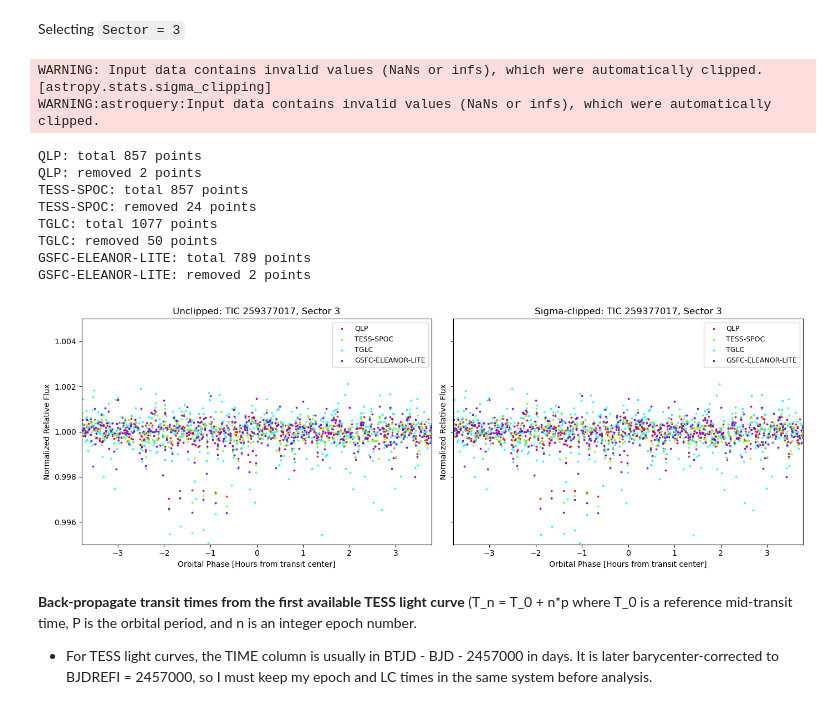
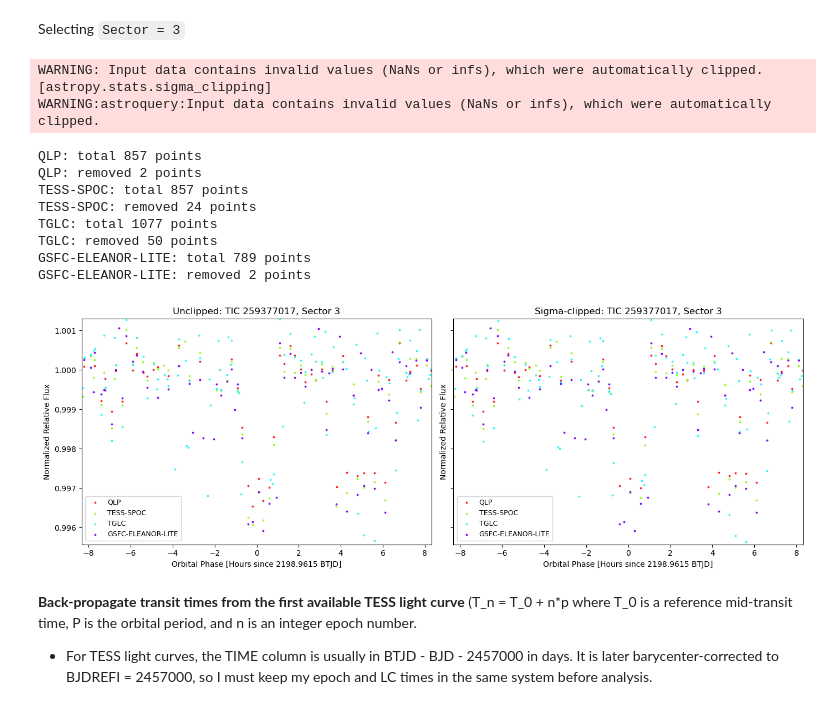
Before and after one commit to madelinejmg/project2026, a Jupyter notebook: main/NEMESIS_SPOC_QLP_TGLC_comparisons.ipynb, the cells around one changed output. Drawn from its saved outputs; the diff is of its cells as text; code cells hidden in the pictures.

````diff
--- a/main/NEMESIS_SPOC_QLP_TGLC_comparisons.ipynb
+++ b/main/NEMESIS_SPOC_QLP_TGLC_comparisons.ipynb
@@ -257,3 +257,6 @@ plt.show()
 # %% [markdown]
 ----
 ### Multi-pipeline ingestion
+# %%
+target3=nearby_TOI_MD_df.loc[nearby_TOI_MD_df['TIC ID'].astype(int)==ID].reset_index(drop=True).iloc[0]
+target3
@@ -339,8 +360,6 @@ sector3_df
 from astropy.stats import sigma_clip
 # %% [markdown]
 Selecting ```Sector = 3```
-# %%
-target3 = 2226.7836315
 # %%
 fig, axes = plt.subplots(1, 2, figsize=(14, 5), sharex=True, sharey=True)
 
@@ -358,19 +377,14 @@ for i in range(len(pipelines)):
     C = pipeline_colors[i]
 
     if info["status"] != "ok":
-        #print(f"Skipping {p}: {info['error']}")
-        corrected_epochs[p] = None
+        print(f"Skipping {p}: {info['error']}")
+        #corrected_epochs[p] = None
         continue
 
     lc_to_plot = info["standardized_masked"]
     if lc_to_plot is None or lc_to_plot.empty:
         lc_to_plot = info["standardized"]
 
-    if lc_to_plot is None or lc_to_plot.empty:
-        corrected_epochs[p] = None
-        continue
-
-    t_first = lc_to_plot["time"].min()
 
     flux = lc_to_plot["flux_corr"].to_numpy()
     n_first = int(np.ceil((t_first - epoch_btjd) / period))
@@ -389,65 +403,60 @@ for i in range(len(pipelines)):
 
     plot_phasefolded(
         ax=axes[0],
-        target=target,
+        target=target3,
         lc=lc_to_plot,
         color=C,
-        label=p,
-        T0=corrected_epochs[p]
+        label=p
     )
 
     plot_phasefolded(
         ax=axes[1],
-        target=target,
+        target=target3,
         lc=lc_clean,
         color=C,
-        label=p,
-        T0=corrected_epochs[p]
+        label=p
     )
 
     sector3_all_flux_unclipped.append(flux_norm)
     sector3_all_flux_clipped.append(flux_norm[good])
 
-if len(sector3_all_flux_unclipped) > 0:
-    all_flux_unclipped = np.concatenate(sector3_all_flux_unclipped)
-    axes[0].set_ylim(
-        #np.nanpercentile(all_flux_unclipped, 1),
-        #np.nanpercentile(all_flux_unclipped, 99)
-        0.995, 1.005
-    )
+sector3_all_flux_unclipped = np.concatenate(sector3_all_flux_unclipped)
+sector3_all_flux_clipped = np.concatenate(sector3_all_flux_clipped)
 
-if len(sector3_all_flux_clipped) > 0:
-    all_flux_clipped = np.concatenate(sector3_all_flux_clipped)
-    axes[1].set_ylim(
-        #np.nanpercentile(all_flux_clipped, 1),
-        #np.nanpercentile(all_flux_clipped, 99)
-        0.995, 1.005
-    )
+axes[0].set_ylim(
+    np.nanpercentile(sector3_all_flux_unclipped, 1),
+    np.nanpercentile(sector3_all_flux_unclipped, 99)
+)
+
+axes[1].set_ylim(
+    np.nanpercentile(sector3_all_flux_clipped, 1),
+    np.nanpercentile(sector3_all_flux_clipped, 99)
+)
 
 for ax in axes:
     #ax.set_xlim(-3, 3)
-    #ax.set_xlabel(f"Orbital Phase [Hours since {np.round(target['Orbital Epoch Value'].item(), 4)} BTJD]")
-    ax.set_xlabel("Orbital Phase [Hours from transit center]")
+    ax.set_xlabel(f"Orbital Phase [Hours since {np.round(target3['Orbital Epoch Value'].item(), 4)} BTJD]")
+    #ax.set_xlabel("Orbital Phase [Hours from transit center]")
     ax.set_ylabel("Normalized Relative Flux")
     ax.legend(loc="best", fontsize=9)
 
 axes[0].set_title(f"Unclipped: TIC {ID}, Sector {Sector}")
 axes[1].set_title(f"Sigma-clipped: TIC {ID}, Sector {Sector}")
 
 plt.tight_layout()
 plt.show()
 # %% [output]
 WARNING: Input data contains invalid values (NaNs or infs), which were automatically clipped. [astropy.stats.sigma_clipping]
 WARNING:astroquery:Input data contains invalid values (NaNs or infs), which were automatically clipped.
 QLP: total 857 points
 QLP: removed 2 points
 TESS-SPOC: total 857 points
 TESS-SPOC: removed 24 points
 TGLC: total 1077 points
 TGLC: removed 50 points
 GSFC-ELEANOR-LITE: total 789 points
 GSFC-ELEANOR-LITE: removed 2 points
-[figure, old version]
+[figure, new version]
 # %% [markdown]
 **Back-propagate transit times from the first available TESS light curve** (T_n =  T_0 + n*p where T_0 is a reference mid-transit time, P is the orbital period, and n is an integer epoch number.
 - For TESS light curves, the TIME column is usually in BTJD - BJD - 2457000 in days. It is later barycenter-corrected to BJDREFI = 2457000, so I must keep my epoch and LC times in the same system before analysis.
````
Also changed, not shown: parts of 3 cells of this notebook, 12 other files.
